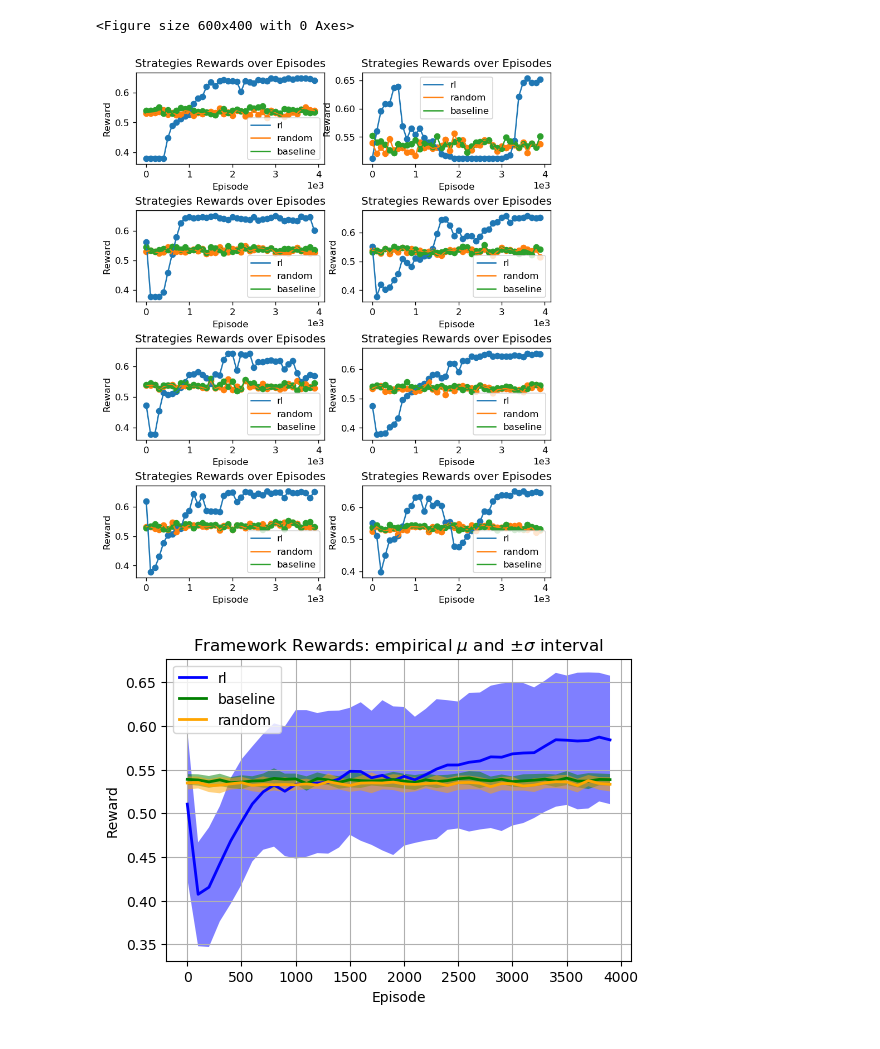
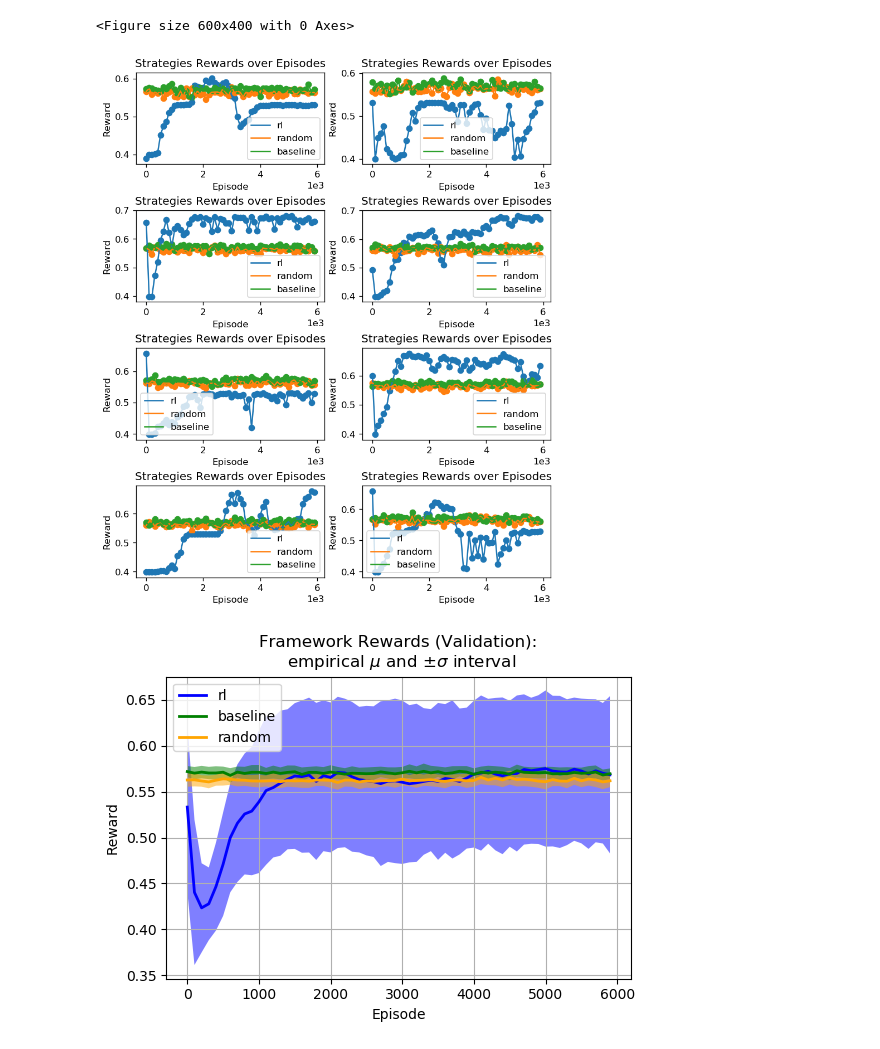
Before and after one commit to jastudillo1/A-Reinforcement-Learning-based-Follow-Up-Framework, a Jupyter notebook: src/models/rl/player/Plot.ipynb, the cells around one changed output. Cells and saved outputs as stored; diff of their text form; code cells hidden in the pictures.

Commit message:
Player training results

```diff
--- a/src/models/rl/player/Plot.ipynb
+++ b/src/models/rl/player/Plot.ipynb
@@ -4,7 +4,7 @@ import pickle as pk
 import numpy as np
 import matplotlib.pyplot as plt
 # %%
-with open('runs_0/rewards/rewards_11.pk', 'rb') as f:
+with open('runs/rewards/rewards_11.pk', 'rb') as f:
     rewards = pk.load(f)
 # %%
 fig = plt.figure(dpi=100)
@@ -16,7 +16,7 @@ fig, ax = plt.subplots(rows,cols, dpi=120, figsize=(8,10))
 for row_ in range(rows):
     for col_ in range(cols):
         i = cols*row_+col_
-        with open(f'runs_0/rewards/rewards_{i}.pk', 'rb') as f:
+        with open(f'runs/rewards/rewards_{i}.pk', 'rb') as f:
             rewards = pk.load(f)
         for k in ['rl', 'random', 'baseline']:
             ax[row_,col_].plot(rewards['episode'], rewards[k], label=k)
@@ -30,7 +30,7 @@ plt.subplots_adjust(hspace=0.5)
 plt.show()
 # %% [output]
 <Figure size 600x400 with 0 Axes>
-[figure, old version]
+[figure, new version]
 # %%
 import glob
 import pandas as pd
@@ -39,7 +39,7 @@ import pickle as pk
 import matplotlib.pyplot as plt
 
 rewards = {'rl':{}, 'baseline':{}, 'random':{}}
-paths = glob.glob('runs_0/rewards/*.pk')
+paths = glob.glob('runs/rewards/*.pk')
 for path_ in paths:
     name = 'sim_' + path_.split('rewards_')[-1].split('.pk')[0]
     with open(path_, 'rb') as f:
@@ -49,21 +49,22 @@ for path_ in paths:
 
 rewards = {k:pd.DataFrame(v) for k, v in rewards.items()}
 # %%
-t = np.arange(40)*100
+t = np.arange(60)*100
 fig, ax = plt.subplots(1, dpi=100)
 strats = list(zip(['rl', 'baseline', 'random'], ['blue', 'green', 'orange']))
 
 for strategy, color in strats:
     mu = rewards[strategy].mean(axis=1)
     sigma = rewards[strategy].std(axis=1)
     ax.plot(t, mu, lw=2, label=strategy, color=color)
     ax.fill_between(t, mu+sigma, mu-sigma, facecolor=color, alpha=0.5)
 
 
-ax.set_title(r'Framework Rewards: empirical $\mu$ and $\pm \sigma$ interval')
+ax.set_title('Framework Rewards (Validation):\n empirical $\mu$ and $\pm \sigma$ interval')
 ax.legend(loc='upper left')
 ax.set_xlabel('Episode')
 ax.set_ylabel('Reward')
 ax.grid()
+fig.savefig('results.png', dpi=120)
 # %% [output]
-[figure, old version]
+[figure, new version]
```
Also changed, not shown: 18 other files.
